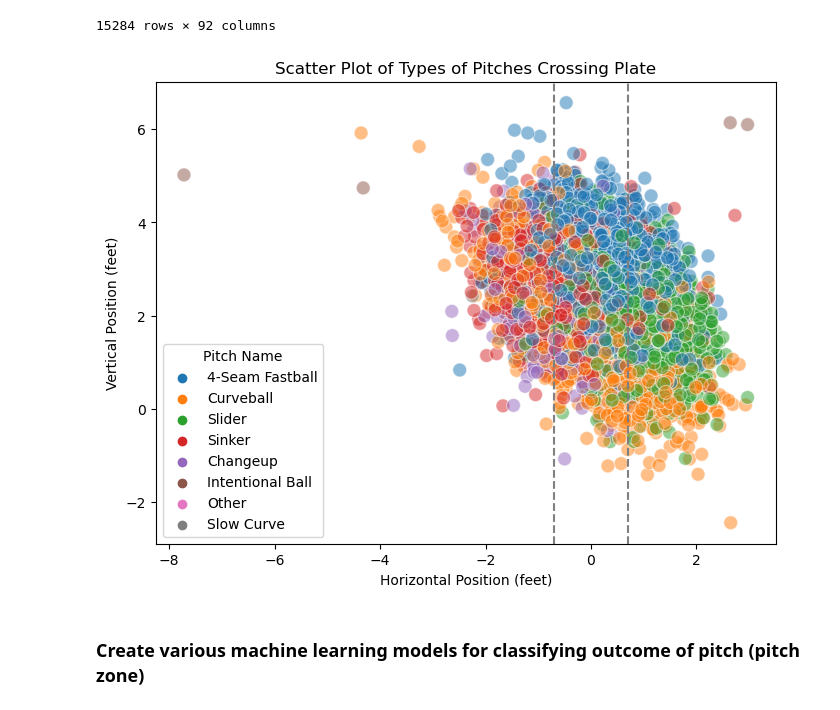
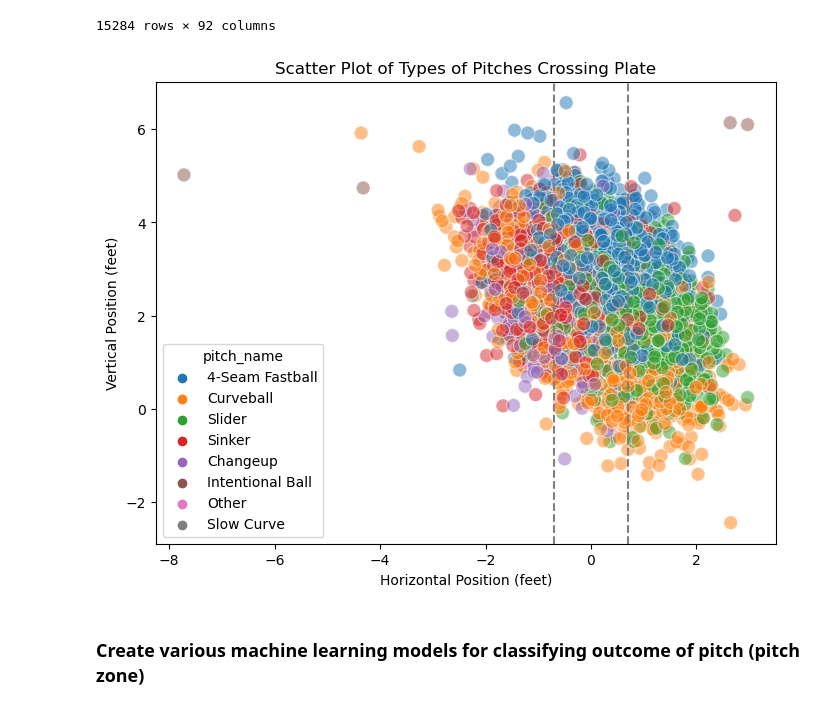
Before and after one commit to roshankern/MLB_Metrics_DS, a Jupyter notebook: mlb_metrics_backend/helpers_example.ipynb, the cells around one changed output. Drawn from its saved outputs; the diff is of its cells as text; code cells hidden in the pictures.

Commit message:
get scatter plot

```diff
--- a/mlb_metrics_backend/helpers_example.ipynb
+++ b/mlb_metrics_backend/helpers_example.ipynb
@@ -45,30 +45,11 @@ Gathering Player Data
 | 13018 | FF | 2018-05-10 | 94.4 | -2.18 | 6.61 | Mikolas, Miles | 608671 | 571945 | ... |
 | 13019 | FF | 2018-05-10 | 93.0 | -2.18 | 6.58 | Mikolas, Miles | 608671 | 571945 | ... |
 15284 rows × 92 columns
-# %%
-# get location data for different pitches crossing the plate
-pitch_name_locations = mlb_metrics_helpers.plate_crossing_metrics(mikolaus_specific_stats, "pitching")
-
-# Set up the plot
-plt.figure(figsize=(8, 6))
-
-# Create scatter plot
-sns.scatterplot(data=pitch_name_locations, x="plate_x", y="plate_z", hue="pitch_name", s=100, alpha=0.5)
-
-# Customize the axes
-plt.axvline(x=-0.71, color='gray', linestyle='--')  # left bound of strike zone (17 inches / 2)
-plt.axvline(x=0.71, color='gray', linestyle='--')  # right bound of strike zone (17 inches / 2)
-
-# Add labels and legend
-plt.title("Scatter Plot of Types of Pitches Crossing Plate")
-plt.xlabel("Horizontal Position (feet)")
-plt.ylabel("Vertical Position (feet)")
-plt.legend(title="Pitch Name")
-
-# Show plot
-plt.show()
-# %% [output]
-[figure, removed]
+# %%
+scatter = mlb_metrics_helpers.plate_crossing_scatter(mikolaus_specific_stats, "pitching")
+scatter.show()
+# %% [output]
+[figure, added]
 # %% [markdown]
 ### Create various machine learning models for classifying outcome of pitch (pitch zone)
 # %%
```
Also changed, not shown: parts of 6 cells of this notebook, 4 other files.
